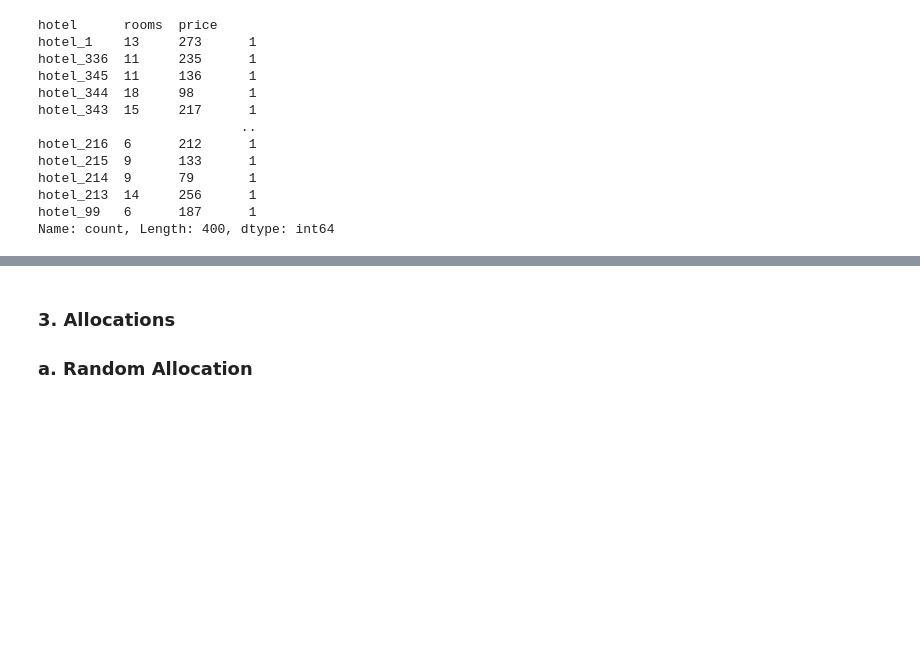
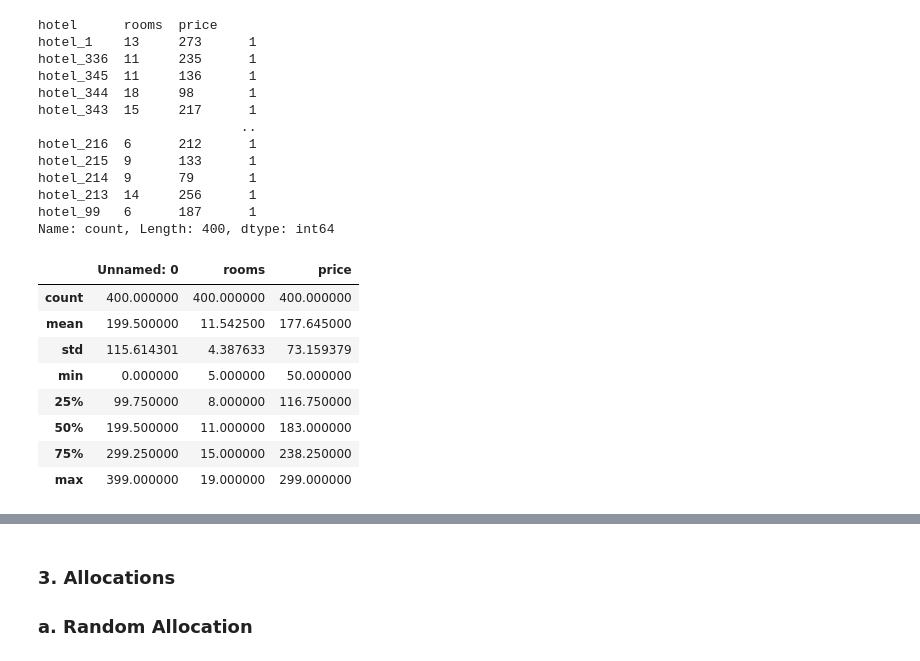
Before and after one commit to sergiopicascia/dscoding-projects, a Jupyter notebook: Alina.Imansakipova/hotel-project/Project Presentation_Alina Imansakipova.ipynb, the cells around one changed output, grey strips where cells are left out. Cells and saved outputs as stored; diff of their text form; code cells hidden in the pictures; blank space fills up the shorter version.

```diff
--- a/Alina.Imansakipova/hotel-project/Project Presentation_Alina Imansakipova.ipynb
+++ b/Alina.Imansakipova/hotel-project/Project Presentation_Alina Imansakipova.ipynb
@@ -458,3 +470,15 @@ hotel_214  9      79       1
 hotel_213  14     256      1
 hotel_99   6      187      1
 Name: count, Length: 400, dtype: int64
+# %%
+hotelsdata.describe()
+# %% [output]
+|  | Unnamed: 0 | rooms | price |
+| count | 400.000000 | 400.000000 | 400.000000 |
+| mean | 199.500000 | 11.542500 | 177.645000 |
+| std | 115.614301 | 4.387633 | 73.159379 |
+| min | 0.000000 | 5.000000 | 50.000000 |
+| 25% | 99.750000 | 8.000000 | 116.750000 |
+| 50% | 199.500000 | 11.000000 | 183.000000 |
+| 75% | 299.250000 | 15.000000 | 238.250000 |
+| max | 399.000000 | 19.000000 | 299.000000 |
```
Also changed, not shown: parts of 8 cells of this notebook.
